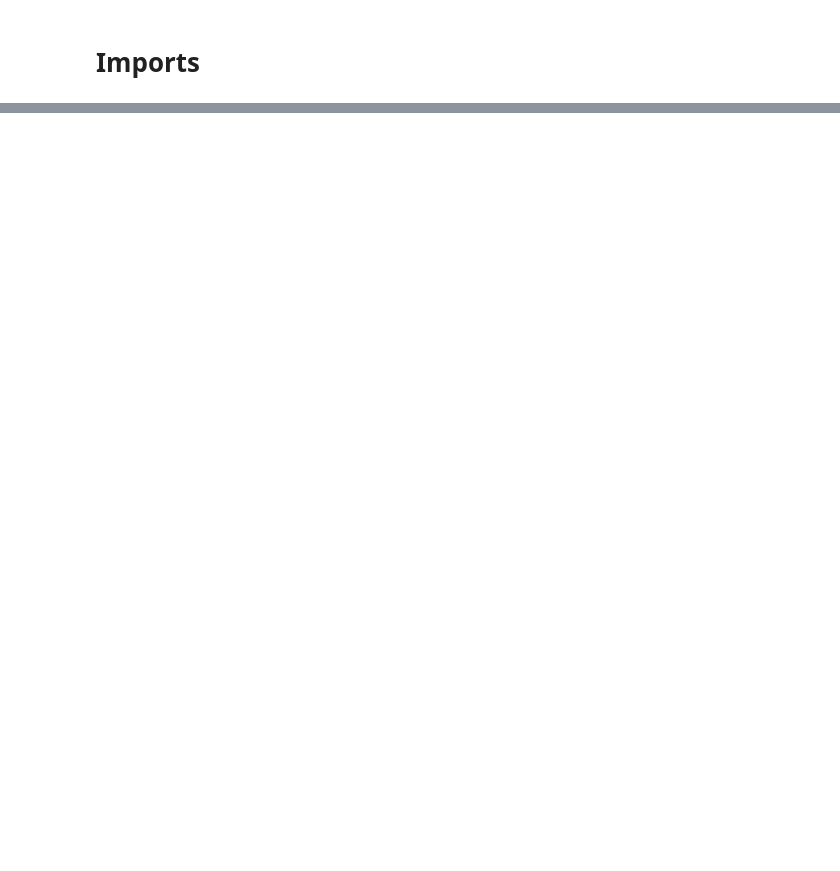
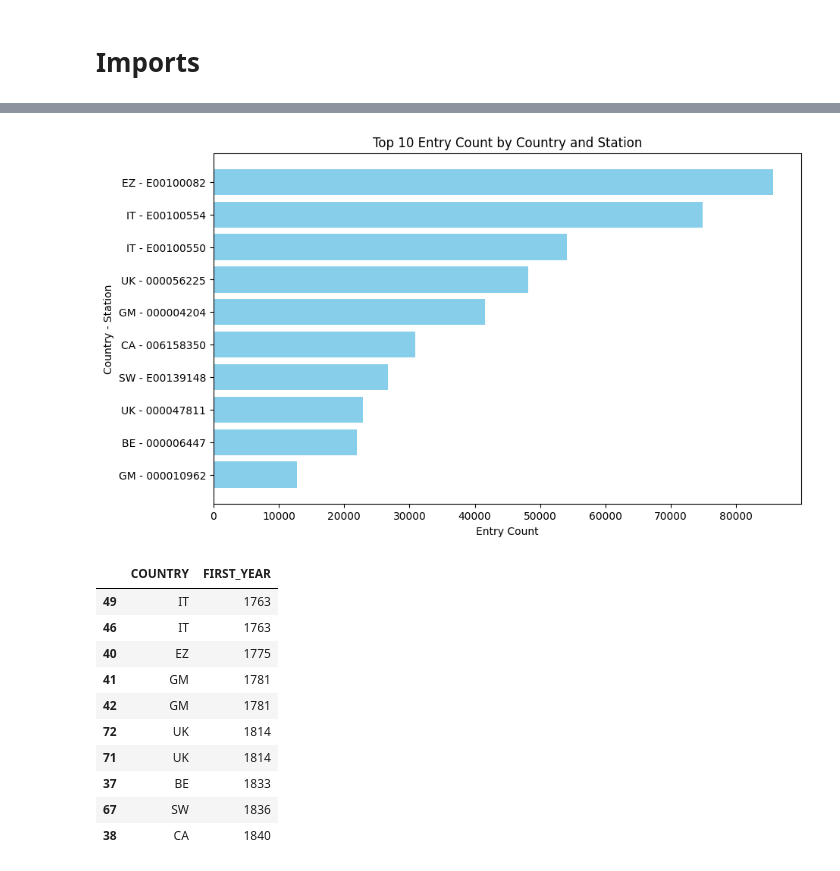
Before and after one commit to LeliaE/climateScience, a Jupyter notebook: Weather_Report.ipynb, the cells around one changed output, grey strips where cells are left out. Saved outputs shown, nothing was run; the diff lists cells and outputs as text; code cells hidden in the pictures; blank space fills up the shorter version.

```diff
--- a/Weather_Report.ipynb
+++ b/Weather_Report.ipynb
@@ -47,0 +42,9 @@ data_root = 'LOCAL_PATH'
+# %%
+size = 0
+for obj in bucket.objects.all():
+    if 'by_station' not in obj.key:
+        size += 1
+    else:
+        break
+
+print('Number of yearly files: ', size)
@@ -88,4 +94,9 @@ column_names = ['ID', 'DATE', 'ELEMENT', 'DATA VALUE', 'M-FLAG', 'Q-FLAG', 'S-FL
 # %%
-def load_df(station):
-    df = pd.read_csv(data_root + station + '.csv.gz', header = 0, names = column_names)
+def load_df(year):
+    df = pd.read_csv(data_root + str(year) + '.csv.gz', header = 0, names = column_names)
+
+    df['COUNTRY'] = df['ID'].str[:2]
+    df['STATION'] = df['ID'].str[2:]
+    df['DATE'] = pd.to_datetime(df['DATE'])
+
     return df
@@ -109,0 +103,48 @@ df
+# %%
+def oldest_countries():
+    years_range = range(int(min(years)), int(min(years)) + 100)
+    oldest = pd.DataFrame()
+    country_first_year = {}
+
+    for year in years_range:
+        old = load_df(year)
+        oldest = pd.concat([oldest, old], axis=0)
+        for country in old['COUNTRY'].unique():
+            if country not in country_first_year or year < country_first_year[country]:
+                country_first_year[country] = year
+
+    grouped = oldest.groupby(['COUNTRY', 'STATION']).size().reset_index(name='ENTRY_COUNT')
+    grouped_data_sorted = grouped.sort_values(by='ENTRY_COUNT', ascending=False)
+
+    top_10 = grouped_data_sorted.head(10)
+
+    # Plotting the results
+    plt.figure(figsize=(10, 6))
+    plt.barh(range(len(top_10)), top_10['ENTRY_COUNT'], color='skyblue')
+    plt.yticks(range(len(top_10)), [f"{country} - {station}" for country, station in zip(top_10['COUNTRY'], top_10['STATION'])])
+    plt.xlabel('Entry Count')
+    plt.ylabel('Country - Station')
+    plt.title('Top 10 Entry Count by Country and Station')
+    plt.gca().invert_yaxis()  # Invert y-axis to have the highest count on top
+    plt.show()
+
+    # Displaying the top 10 countries with their first appearance year
+    top_10_with_years = top_10.copy()
+    top_10_with_years['FIRST_YEAR'] = [country_first_year[country] for country in top_10_with_years['COUNTRY']]
+    top_10_with_years = top_10_with_years.sort_values(by='FIRST_YEAR')
+    return top_10_with_years[['COUNTRY', 'FIRST_YEAR']]
+
+oldest_countries()
+# %% [output]
+[figure, added]
+|  | COUNTRY | FIRST_YEAR |
+| 49 | IT | 1763 |
+| 46 | IT | 1763 |
+| 40 | EZ | 1775 |
+| 41 | GM | 1781 |
+| 42 | GM | 1781 |
+| 72 | UK | 1814 |
+| 71 | UK | 1814 |
+| 37 | BE | 1833 |
+| 67 | SW | 1836 |
+| 38 | CA | 1840 |
```
Also changed, not shown: parts of 24 cells of this notebook.
